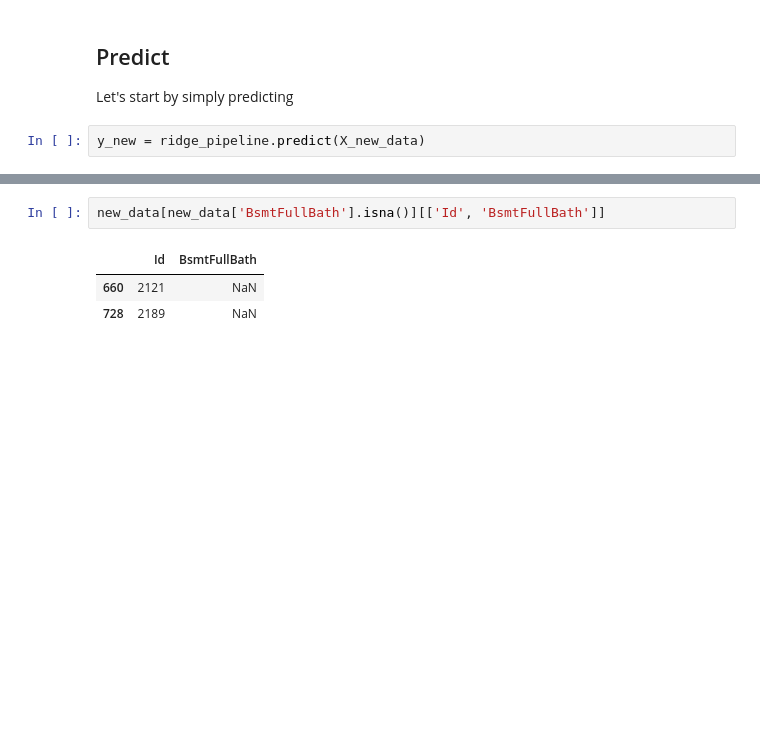
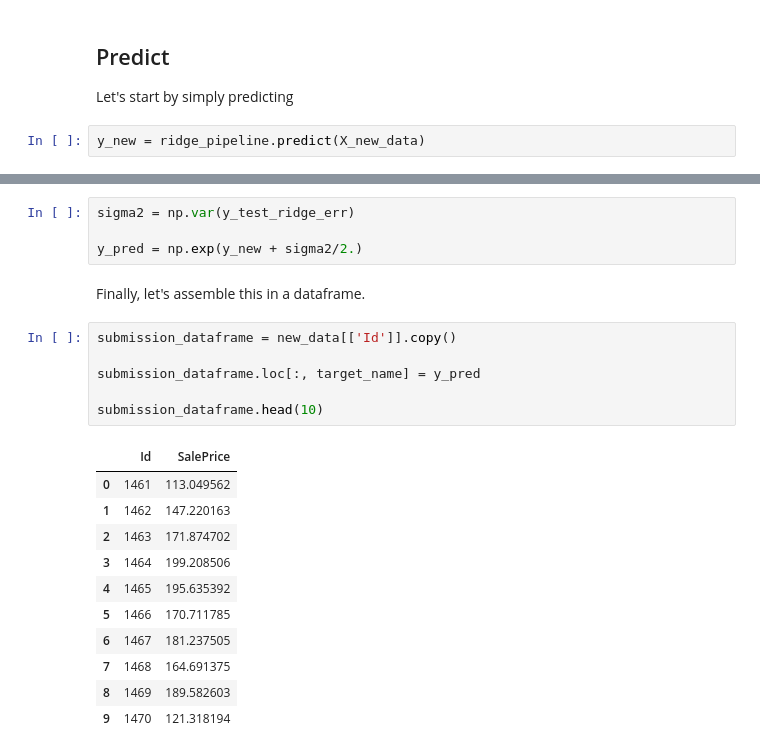
Before and after one commit to victorventuri/kaggle_play, a Jupyter notebook: house_price_tutorial/houseprices.ipynb, the cells around one changed output, grey strips where cells are left out. Saved outputs shown, nothing was run; the diff lists cells and outputs as text; blank space fills up the shorter version.

```diff
--- a/house_price_tutorial/houseprices.ipynb
+++ b/house_price_tutorial/houseprices.ipynb
@@ -1159,7 +1163,25 @@ Note that this is not as simple as exponentiating the prediction, seeing and $\m
 \end{align*}
-# %%
-new_data[new_data['BsmtFullBath'].isna()][['Id', 'BsmtFullBath']]
-# %% [output]
-|  | Id | BsmtFullBath |
-| 660 | 2121 | NaN |
-| 728 | 2189 | NaN |
+# %%
+sigma2 = np.var(y_test_ridge_err)
+
+y_pred = np.exp(y_new + sigma2/2.)
+# %% [markdown]
+Finally, let's assemble this in a dataframe.
+# %%
+submission_dataframe = new_data[['Id']].copy()
+
+submission_dataframe.loc[:, target_name] = y_pred
+
+submission_dataframe.head(10)
+# %% [output]
+|  | Id | SalePrice |
+| 0 | 1461 | 113.049562 |
+| 1 | 1462 | 147.220163 |
+| 2 | 1463 | 171.874702 |
+| 3 | 1464 | 199.208506 |
+| 4 | 1465 | 195.635392 |
+| 5 | 1466 | 170.711785 |
+| 6 | 1467 | 181.237505 |
+| 7 | 1468 | 164.691375 |
+| 8 | 1469 | 189.582603 |
+| 9 | 1470 | 121.318194 |
```
Also changed, not shown: parts of 1 cell of this notebook.
